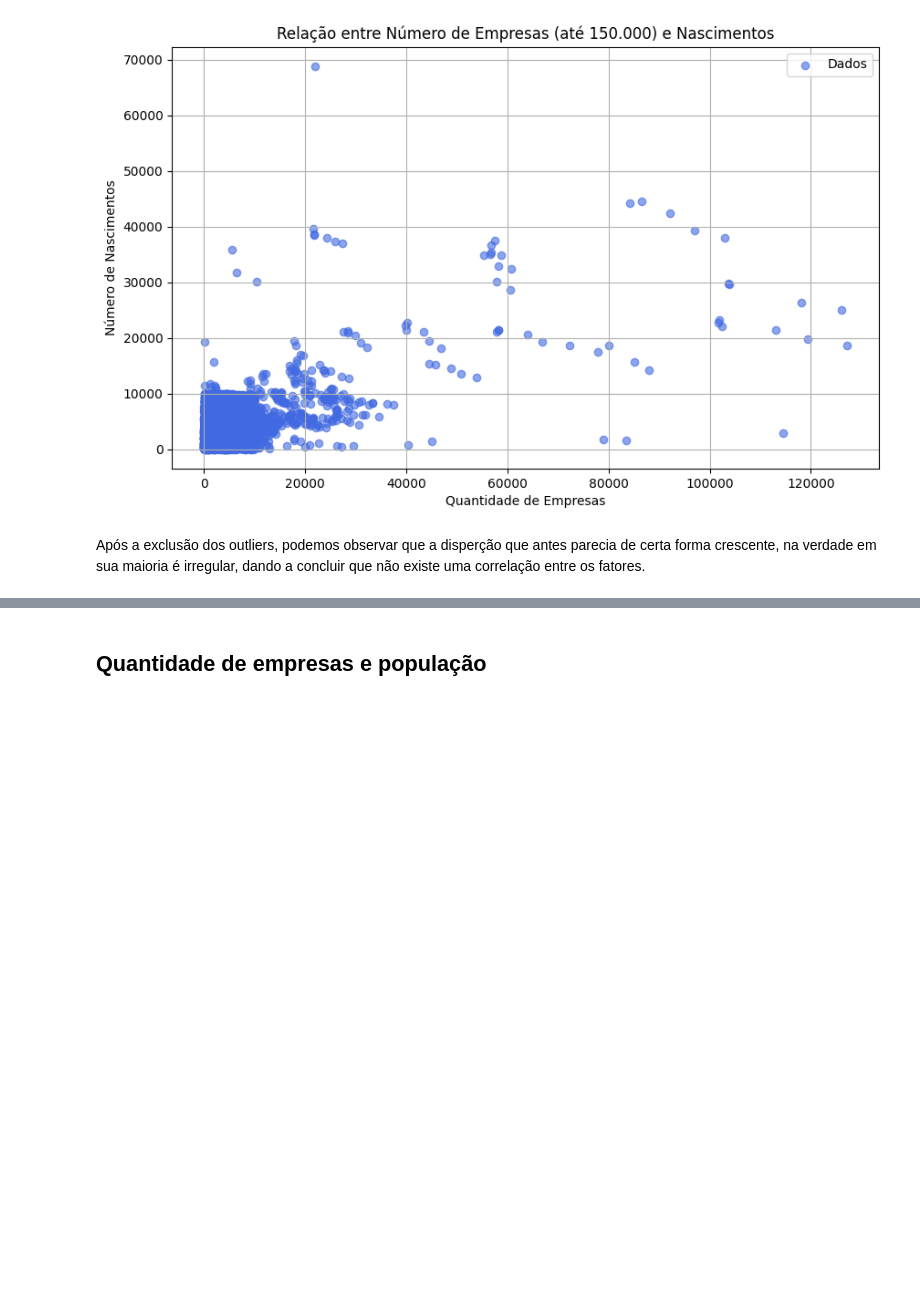
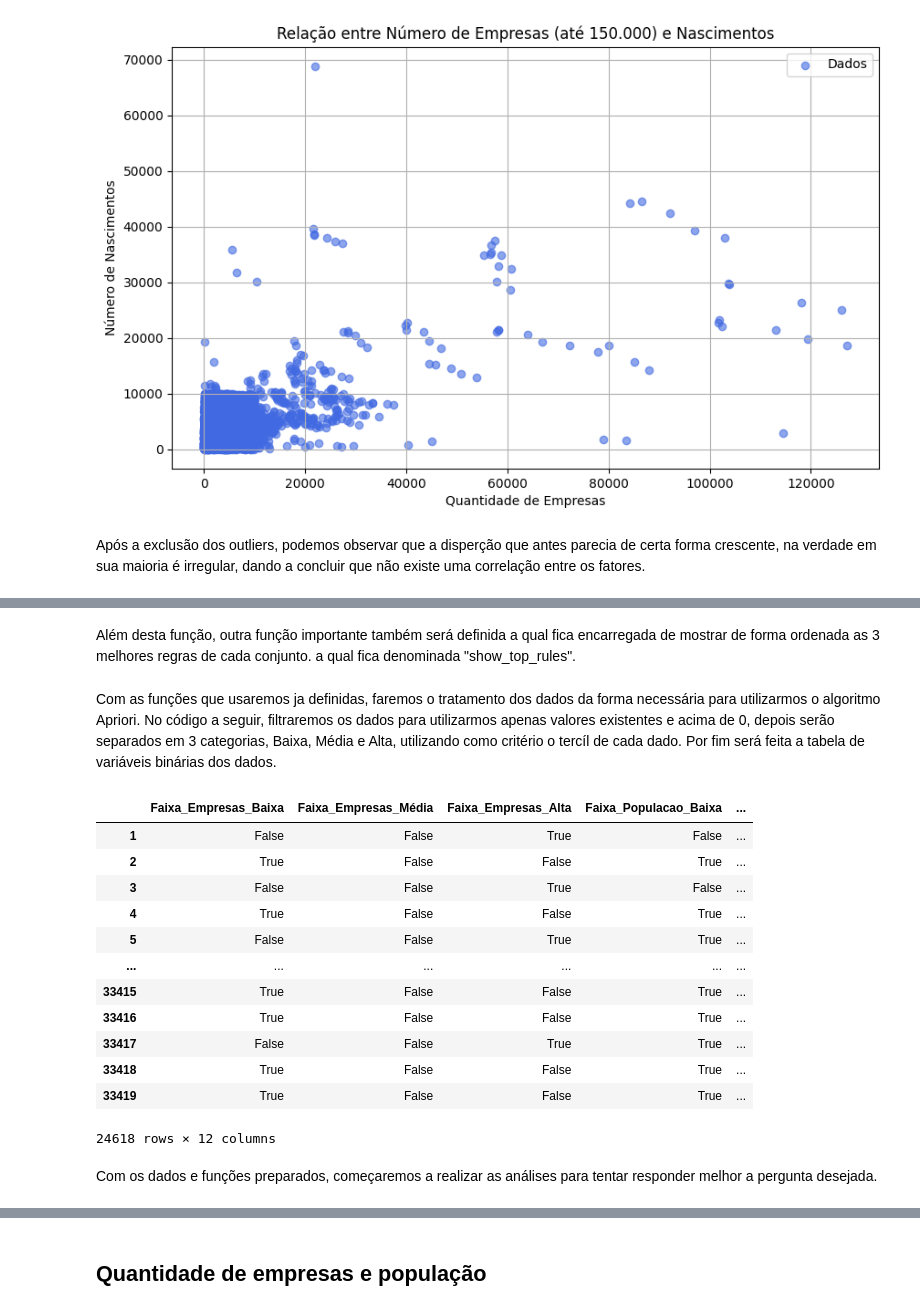
Before and after one commit to anaC-Fernandes/ProjetoDados, a Jupyter notebook: Notebooks/Dataset_Economia.ipynb, the cells around one changed output, grey strips where cells are left out. Cells and saved outputs as stored; diff of their text form; code cells hidden in the pictures; blank space fills up the shorter version.

Commit message:
Finalização Teste de Hipótese e Regra de associação questão 1

```diff
--- a/Notebooks/Dataset_Economia.ipynb
+++ b/Notebooks/Dataset_Economia.ipynb
@@ -259,0 +306,2 @@ Após a exclusão dos outliers, podemos observar que a disperção que antes par
+# %% [markdown]
+Além desta função, outra função importante também será definida a qual fica encarregada de mostrar de forma ordenada as 3 melhores regras de cada conjunto. a qual fica denominada "show_top_rules".
@@ -259,0 +321,44 @@ Após a exclusão dos outliers, podemos observar que a disperção que antes par
+# %% [markdown]
+Com as funções que usaremos ja definidas, faremos o tratamento dos dados da forma necessária para utilizarmos o algoritmo Apriori. No código a seguir, filtraremos os dados para utilizarmos apenas valores existentes e acima de 0, depois serão separados em 3 categorias, Baixa, Média e Alta, utilizando como critério o tercíl de cada dado. Por fim será feita a tabela de variáveis binárias dos dados.
+# %%
+# Remove valores NaN e valores menores ou iguais a zero nas colunas relevantes
+df_filtrado = df[
+    (df['QtEmpresas'] > 0) &
+    (df['Populacao'] > 0) &
+    (df['NrNascimentos'] > 0) &
+    (df['NrObitosInfantis'] > 0)
+].dropna(subset=['QtEmpresas', 'Populacao', 'NrNascimentos', 'NrObitosInfantis']).copy()
+
+# Aplica a categorização em tercis
+df_filtrado['Faixa_Empresas'] = pd.qcut(df_filtrado['QtEmpresas'], q=3, labels=['Baixa', 'Média', 'Alta'])
+df_filtrado['Faixa_Populacao'] = pd.qcut(df_filtrado['Populacao'], q=3, labels=['Baixa', 'Média', 'Alta'])
+df_filtrado['Faixa_Nascimentos'] = pd.qcut(df_filtrado['NrNascimentos'], q=3, labels=['Baixo', 'Médio', 'Alto'])
+df_filtrado['Faixa_ObitosInfantis'] = pd.qcut(df_filtrado['NrObitosInfantis'], q=3, labels=['Baixo', 'Médio', 'Alto'])
+df_filtrado
+
+# Gera tabela de variáveis binárias
+dados_binarios = pd.get_dummies(df_filtrado[['Faixa_Empresas','Faixa_Populacao','Faixa_Nascimentos','Faixa_ObitosInfantis']],dtype=bool)
+
+# Identificar colunas de cada categoria
+empresa_columns = [col for col in dados_binarios.columns if col.startswith('Faixa_Empresas_')]
+populacao_columns = [col for col in dados_binarios.columns if col.startswith('Faixa_Populacao_')]
+nascimentos_columns = [col for col in dados_binarios.columns if col.startswith('Faixa_Nascimentos_')]
+obitos_columns = [col for col in dados_binarios.columns if col.startswith('Faixa_ObitosInfantis_')]
+
+dados_binarios
+# %% [output]
+|  | Faixa_Empresas_Baixa | Faixa_Empresas_Média | Faixa_Empresas_Alta | Faixa_Populacao_Baixa | ... |
+| 1 | False | False | True | False | ... |
+| 2 | True | False | False | True | ... |
+| 3 | False | False | True | False | ... |
+| 4 | True | False | False | True | ... |
+| 5 | False | False | True | True | ... |
+| ... | ... | ... | ... | ... | ... |
+| 33415 | True | False | False | True | ... |
+| 33416 | True | False | False | True | ... |
+| 33417 | False | False | True | True | ... |
+| 33418 | True | False | False | True | ... |
+| 33419 | True | False | False | True | ... |
+24618 rows × 12 columns
+# %% [markdown]
+Com os dados e funções preparados, começaremos a realizar as análises para tentar responder melhor a pergunta desejada.
```
Also changed, not shown: parts of 27 cells of this notebook.
